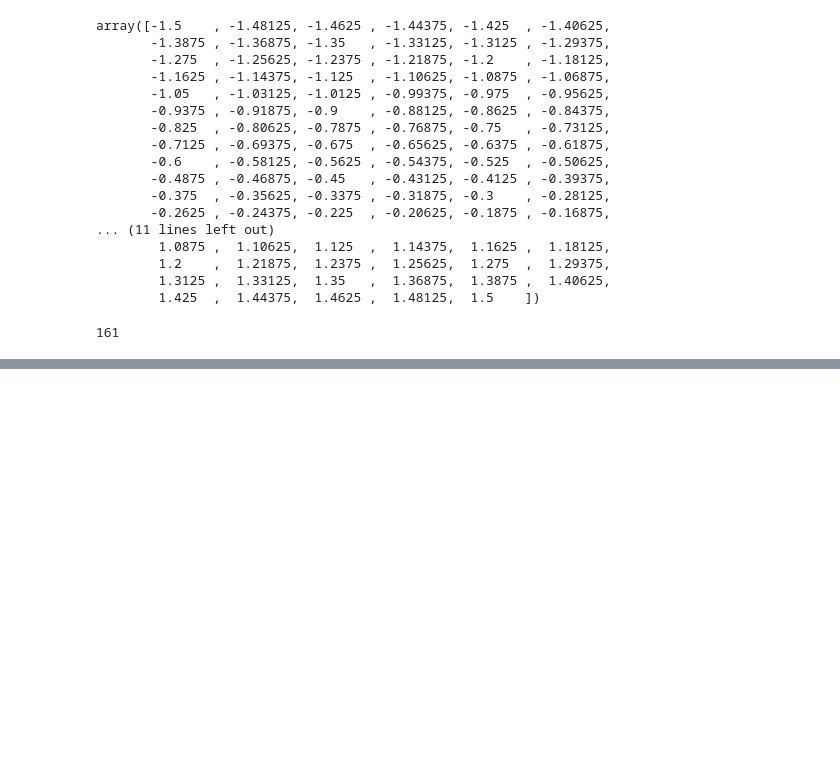
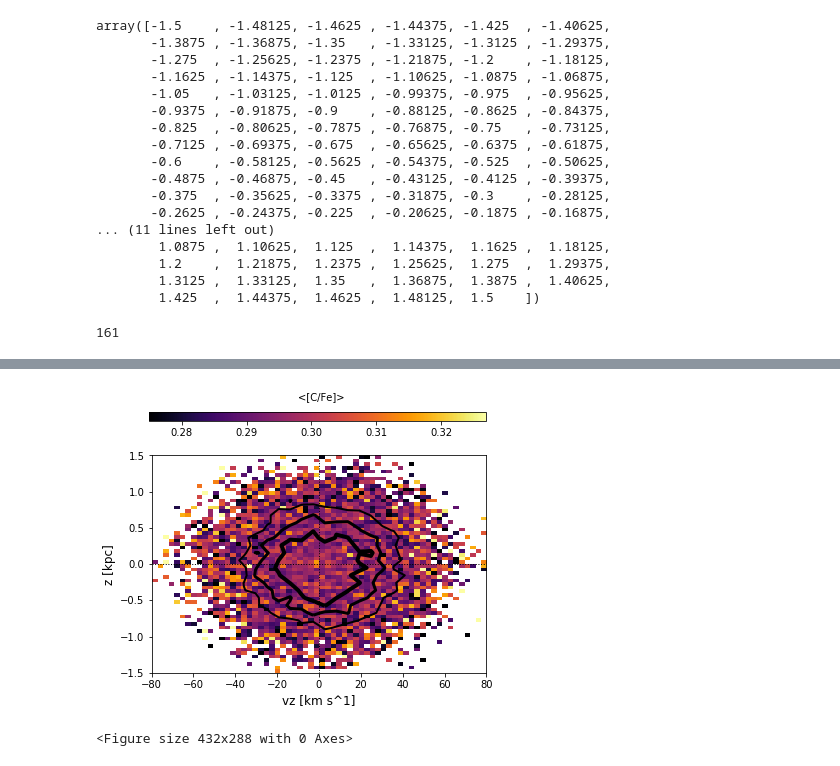
Before and after one commit to oeur/GSR, a Jupyter notebook: contplot.ipynb, the cells around one changed output, grey strips where cells are left out. Cells and saved outputs as stored; diff of their text form; code cells hidden in the pictures; blank space fills up the shorter version.

```diff
--- a/contplot.ipynb
+++ b/contplot.ipynb
@@ -395,0 +431,2 @@ plt.show()
+# %%
+mcfe_don_mean2=np.ma.masked_where(den < 15, cfe_don_mean)
@@ -395,0 +448,25 @@ plt.show()
+# %%
+fig = plt.figure()
+ax1 = fig.add_subplot(111)
+img = ax1.imshow(mcfe_don_mean2, extent = [-80, 80, -1.5, 1.5], aspect='auto', cmap=plt.cm.get_cmap('inferno'), vmin=0.275, vmax=0.327)
+img2 = ax1.contour(den2, extent = [-80, 80, -1.5, 1.5], linewidths=[2,3,4], colors='black', levels = [ 150, 200, 260])
+img3 = ax1.plot(liss, lisst, 'k-', linestyle = ":", linewidth=1)
+img4 = ax1.plot(lisst, lisss, 'k-', linestyle = ":", linewidth=1)
+
+cbaxes = fig.add_axes([0.12, 1.0, 0.78, 0.03])
+cbar = plt.colorbar(img, cax=cbaxes, orientation='horizontal')
+plt.text(0.298, 0.4, '<[C/Fe]>')
+
+ax2 = fig.add_subplot(111)
+plt.xlabel('vz [km s^1]', fontsize=12)
+plt.ylabel('z [kpc]', fontsize=12)
+#plt.title('Masked <[Fe/H]> values')
+#plt.plot(z_don_0, 'k-', linestyle = ":", linewidth=1)
+#plt.plot(vz_don_0, 'k-', linestyle = ":", linewidth=1)
+plt.show()
+
+
+plt.savefig('/Users/micahoeur/Dropbox/Research/Stampede2/m12q.mcfe_don_mean.eps')
+# %% [output]
+[figure, added]
+<Figure size 432x288 with 0 Axes>
```
Also changed, not shown: parts of 24 cells of this notebook.
